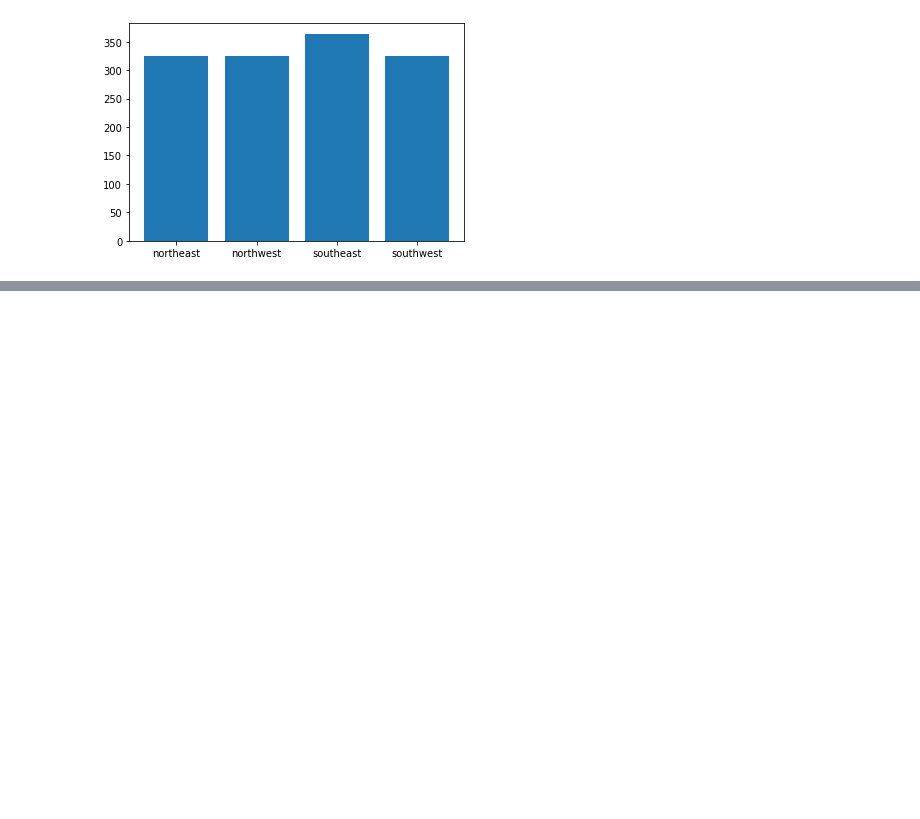
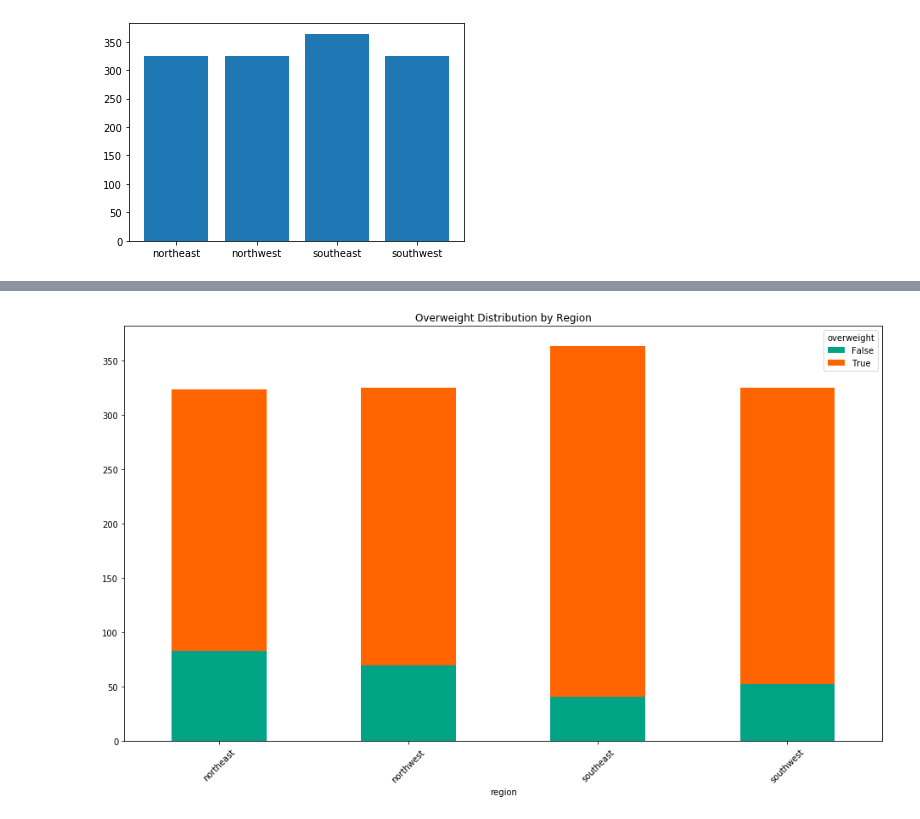
Before and after one commit to Klaynie/Medical_Insurance_Project, a Jupyter notebook: us-medical-insurance-costs.ipynb, the cells around one changed output, grey strips where cells are left out. Saved outputs shown, nothing was run; the diff lists cells and outputs as text; code cells hidden in the pictures; blank space fills up the shorter version.

Commit message:
Added Region/Overweight Chart

```diff
--- a/us-medical-insurance-costs.ipynb
+++ b/us-medical-insurance-costs.ipynb
@@ -89,3 +89,7 @@ plt.bar(x=region_distribution['region'], height=region_distribution['count'])
 plt.show()
 # %% [output]
 [figure]
+# %%
+df['overweight'] = df.apply(lambda row: row['bmi'] > 25.0, axis=1)
+
+df
@@ -91,0 +110,9 @@ plt.show()
+# %%
+region_overweight_distribution = df.groupby(['region', 'overweight']).age.count().unstack()
+
+fig = region_overweight_distribution.plot(kind='bar', stacked=True, figsize=(16, 9), color=['#00A383', '#FF6400'])
+plt.title('Overweight Distribution by Region')
+plt.xticks(rotation=45)
+plt.show()
+# %% [output]
+[figure, added]
```
Also changed, not shown: parts of 1 cell of this notebook.
